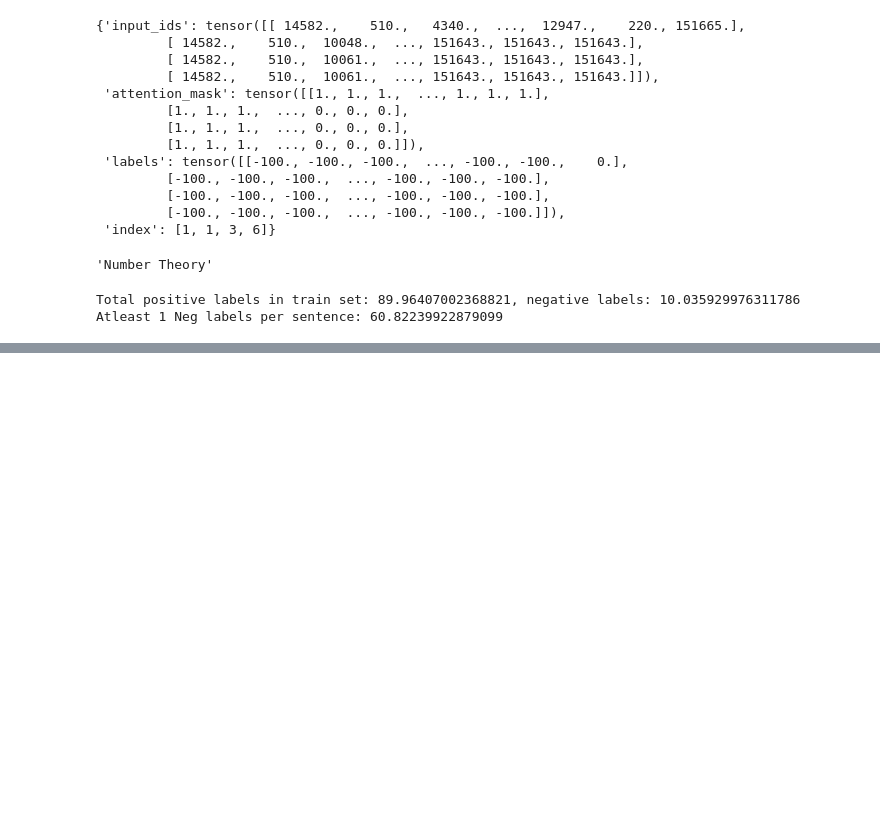
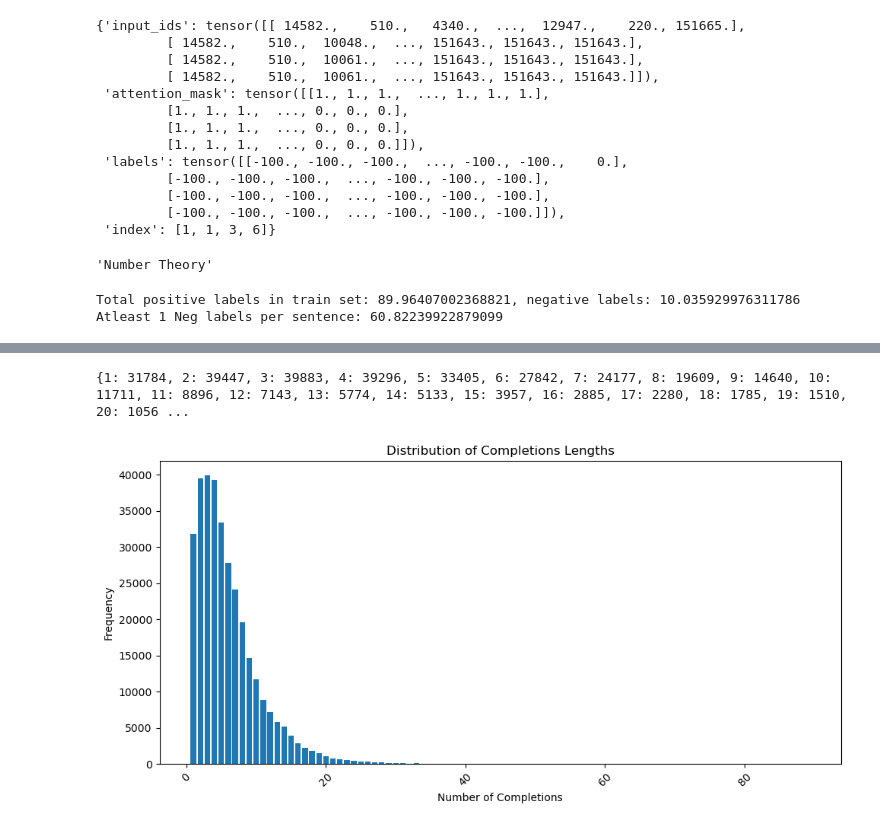
Before and after one commit to FrozenWolf-Cyber/Math-PRM, a Jupyter notebook: datagen.ipynb, the cells around one changed output, grey strips where cells are left out. Cells and saved outputs as stored; diff of their text form; code cells hidden in the pictures; blank space fills up the shorter version.

```diff
--- a/datagen.ipynb
+++ b/datagen.ipynb
@@ -952,3 +952,12 @@ print(f"Atleast 1 Neg labels per sentence: {neg_per_sent*100 / len(dataset['trai
 # %% [output]
 Total positive labels in train set: 89.96407002368821, negative labels: 10.035929976311786
 Atleast 1 Neg labels per sentence: 60.82239922879099
+# %%
+from datasets import load_dataset
+
+dataset = load_dataset("FrozenWolf/prm800k")
+# %%
+from tqdm import tqdm
+lengths = []
+for i in tqdm(dataset['train']['completions']):
+    lengths.append(len(i))
@@ -954,0 +982,20 @@ Atleast 1 Neg labels per sentence: 60.82239922879099
+# %%
+from collections import Counter
+counter = Counter(lengths)
+
+## sort the counter by key
+sorted_counter = dict(sorted(counter.items()))
+print(sorted_counter)
+
+import matplotlib.pyplot as plt
+plt.figure(figsize=(10, 5))
+plt.bar(sorted_counter.keys(), sorted_counter.values())
+plt.xlabel('Number of Completions')
+plt.ylabel('Frequency')
+plt.title('Distribution of Completions Lengths')
+plt.xticks(rotation=45)
+plt.tight_layout()
+plt.show()
+# %% [output]
+{1: 31784, 2: 39447, 3: 39883, 4: 39296, 5: 33405, 6: 27842, 7: 24177, 8: 19609, 9: 14640, 10: 11711, 11: 8896, 12: 7143, 13: 5774, 14: 5133, 15: 3957, 16: 2885, 17: 2280, 18: 1785, 19: 1510, 20: 1056 ...
+[figure, added]
```
Also changed, not shown: parts of 16 cells of this notebook, 5 other files.
